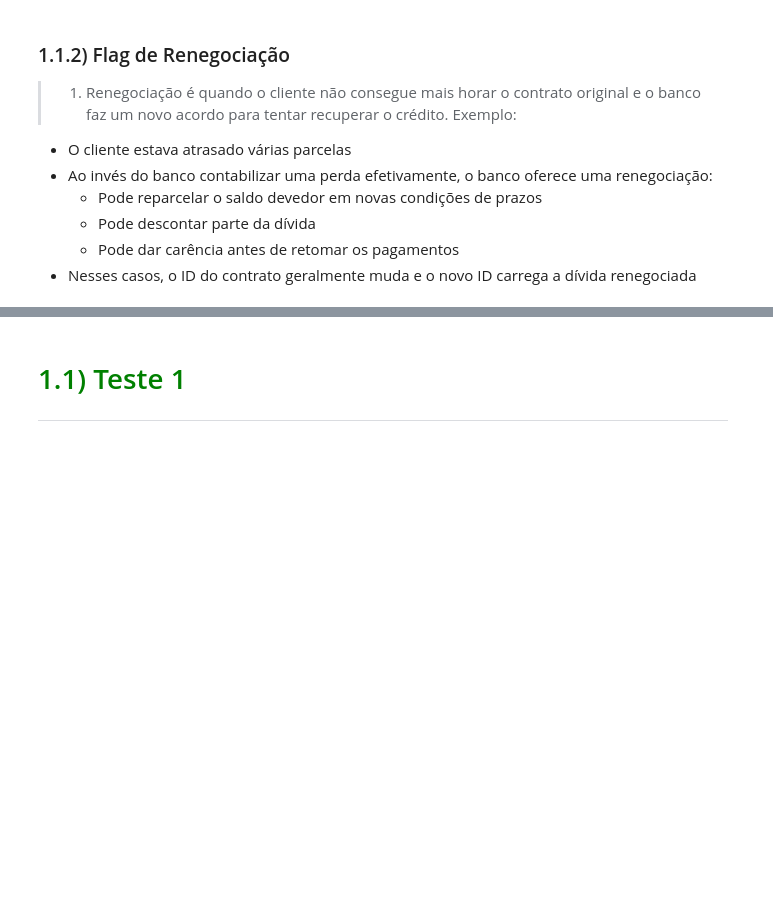
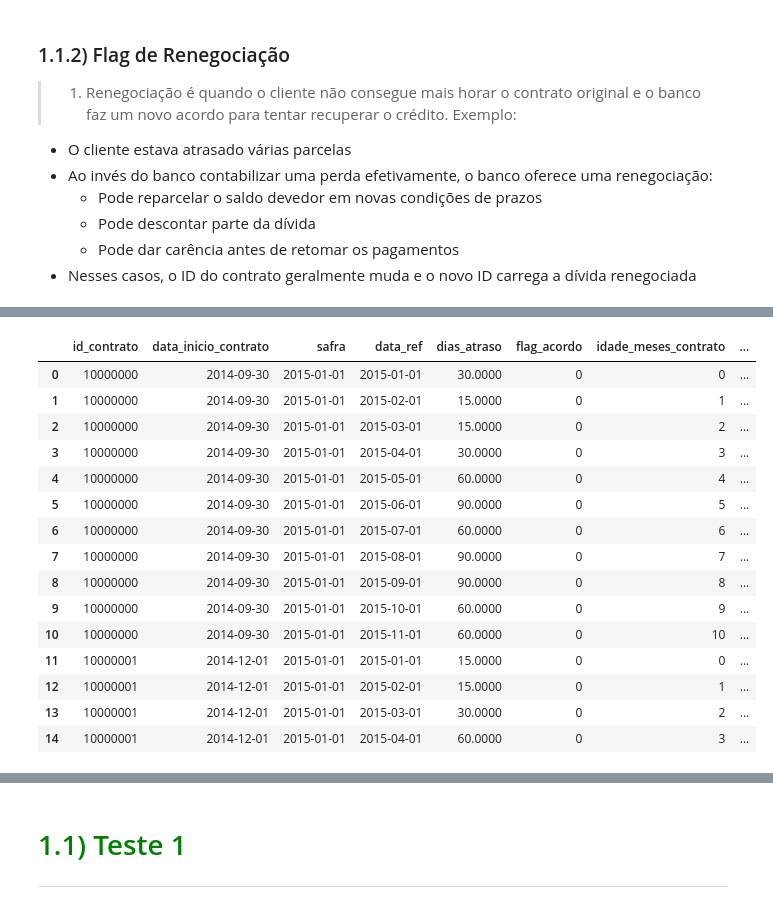
Before and after one commit to leonardovargas10/Pesquisa_Aplicada_Modelagem, a Jupyter notebook: Risco_de_Credito/Modelagem_Credito.ipynb, the cells around one changed output, grey strips where cells are left out. Cells and saved outputs as stored; diff of their text form; code cells hidden in the pictures; blank space fills up the shorter version.

```diff
--- a/Risco_de_Credito/Modelagem_Credito.ipynb
+++ b/Risco_de_Credito/Modelagem_Credito.ipynb
@@ -208,0 +197,56 @@ rastro_contratos.loc[rastro_contratos['id_antigo'] == '10000000']
+# %%
+df = pd.concat([historico, rastro_contratos])
+df = df.loc[df['flag_acordo'] == 0]
+df.sort_values(by=['id_contrato','data_ref'], inplace=True)
+df.head(15)
+
+# 1) Definir safra e idade em meses
+df['idade_meses_contrato'] =df['data_ref'].dt.to_period('M').astype(int) - df['safra'].dt.to_period('M').astype(int)
+
+# ==========================
+# MAU_ORIGEM (exemplo: >30 dias em M0)
+# ==========================
+
+df['flag_mau_origem'] = np.where((df['dias_atraso'] >= 30) & (df['idade_meses_contrato'] == 0), 1, 0)
+df['mau_origem'] = df.groupby('id_contrato')['flag_mau_origem'].transform('max')
+df.drop(columns=['flag_mau_origem'], inplace=True)
+
+
+# --------------------------
+# EVER30M6
+# --------------------------
+
+# 1) Linha a linha → 1 apenas nas referências que bateram o limiar
+df['ever30m6_snapshot'] = np.where((df['dias_atraso'] >= 30) & (df['idade_meses_contrato'] <= 6),1, 0)
+
+# 2) Contrato inteiro → 1 se em algum mês bateu o limiar
+df['ever30m6_painel'] = df.groupby('id_contrato')['ever30m6_snapshot'].transform('max')
+
+# --------------------------
+# EVER30M12
+# --------------------------
+
+# 1) Linha a linha → 1 apenas nas referências que bateram o limiar
+df['ever30m12_snapshot'] = np.where((df['dias_atraso'] >= 30) & (df['idade_meses_contrato'] <= 12),1, 0)
+
+# 2) Contrato inteiro → 1 se em algum mês bateu o limiar
+df['ever30m12_painel'] = df.groupby('id_contrato')['ever30m12_snapshot'].transform('max')
+
+df.head(15)
+# %% [output]
+|  | id_contrato | data_inicio_contrato | safra | data_ref | dias_atraso | flag_acordo | idade_meses_contrato | ... |
+| 0 | 10000000 | 2014-09-30 | 2015-01-01 | 2015-01-01 | 30.0000 | 0 | 0 | ... |
+| 1 | 10000000 | 2014-09-30 | 2015-01-01 | 2015-02-01 | 15.0000 | 0 | 1 | ... |
+| 2 | 10000000 | 2014-09-30 | 2015-01-01 | 2015-03-01 | 15.0000 | 0 | 2 | ... |
+| 3 | 10000000 | 2014-09-30 | 2015-01-01 | 2015-04-01 | 30.0000 | 0 | 3 | ... |
+| 4 | 10000000 | 2014-09-30 | 2015-01-01 | 2015-05-01 | 60.0000 | 0 | 4 | ... |
+| 5 | 10000000 | 2014-09-30 | 2015-01-01 | 2015-06-01 | 90.0000 | 0 | 5 | ... |
+| 6 | 10000000 | 2014-09-30 | 2015-01-01 | 2015-07-01 | 60.0000 | 0 | 6 | ... |
+| 7 | 10000000 | 2014-09-30 | 2015-01-01 | 2015-08-01 | 90.0000 | 0 | 7 | ... |
+| 8 | 10000000 | 2014-09-30 | 2015-01-01 | 2015-09-01 | 90.0000 | 0 | 8 | ... |
+| 9 | 10000000 | 2014-09-30 | 2015-01-01 | 2015-10-01 | 60.0000 | 0 | 9 | ... |
+| 10 | 10000000 | 2014-09-30 | 2015-01-01 | 2015-11-01 | 60.0000 | 0 | 10 | ... |
+| 11 | 10000001 | 2014-12-01 | 2015-01-01 | 2015-01-01 | 15.0000 | 0 | 0 | ... |
+| 12 | 10000001 | 2014-12-01 | 2015-01-01 | 2015-02-01 | 15.0000 | 0 | 1 | ... |
+| 13 | 10000001 | 2014-12-01 | 2015-01-01 | 2015-03-01 | 30.0000 | 0 | 2 | ... |
+| 14 | 10000001 | 2014-12-01 | 2015-01-01 | 2015-04-01 | 60.0000 | 0 | 3 | ... |
```
Also changed, not shown: parts of 19 cells of this notebook, 3 other files.
